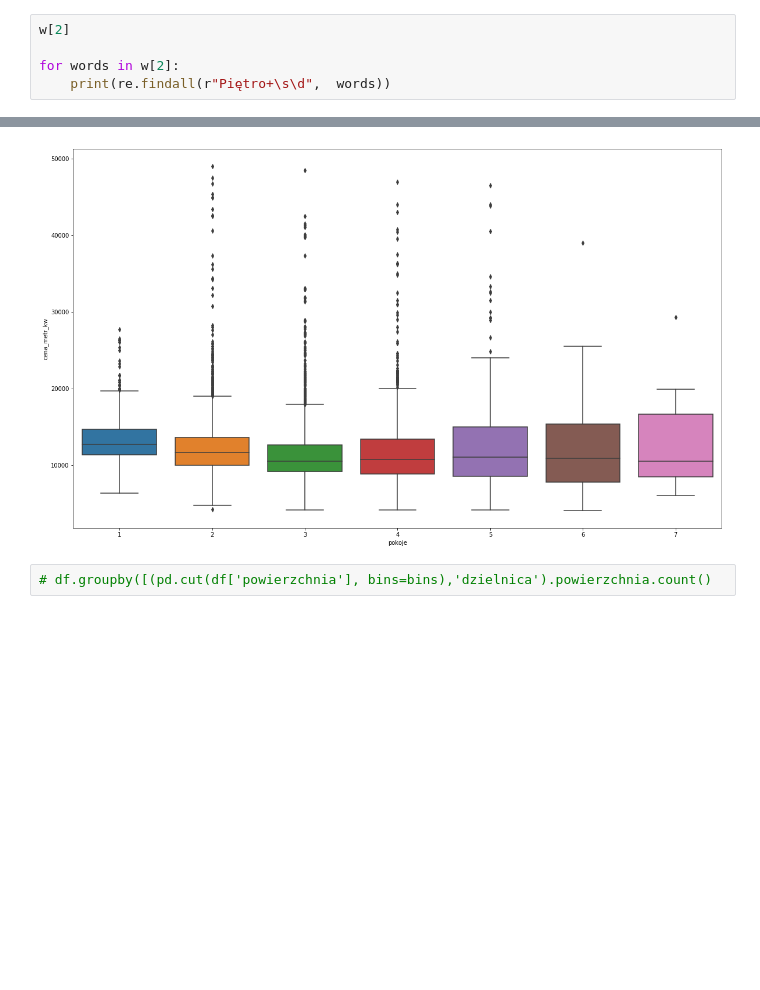
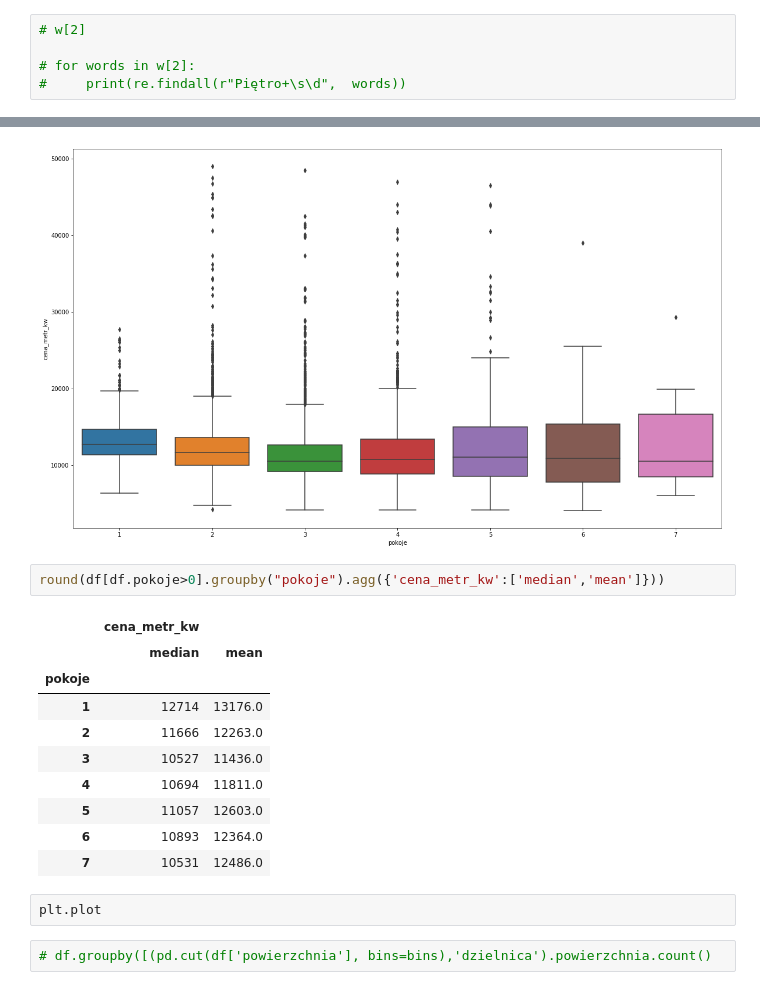
Before and after one commit to michalgosk/Nieruchomosci, a Jupyter notebook: webscraping-MAIN.ipynb, the cells around one changed output, grey strips where cells are left out. Saved outputs shown, nothing was run; the diff lists cells and outputs as text; blank space fills up the shorter version.

```diff
--- a/webscraping-MAIN.ipynb
+++ b/webscraping-MAIN.ipynb
@@ -282,5 +267,5 @@ Length: 8734, dtype: object
 # %%
-w[2]
+# w[2]
 
-for words in w[2]:
-    print(re.findall(r"Piętro+\s\d",  words))
+# for words in w[2]:
+#     print(re.findall(r"Piętro+\s\d",  words))
@@ -1518,6 +1473,21 @@ sns.boxplot(x="pokoje", y="cena_metr_kw", data=df[df.pokoje>0])
 <Figure size 1440x864 with 0 Axes>
 <matplotlib.axes._subplots.AxesSubplot at 0x...>
 [figure]
+# %%
+round(df[df.pokoje>0].groupby("pokoje").agg({'cena_metr_kw':['median','mean']}))
+# %% [output]
+|  | cena_metr_kw |  |
+|  | median | mean |
+| pokoje |  |  |
+| 1 | 12714 | 13176.0 |
+| 2 | 11666 | 12263.0 |
+| 3 | 10527 | 11436.0 |
+| 4 | 10694 | 11811.0 |
+| 5 | 11057 | 12603.0 |
+| 6 | 10893 | 12364.0 |
+| 7 | 10531 | 12486.0 |
+# %%
+plt.plot
 # %%
 # df.groupby([(pd.cut(df['powierzchnia'], bins=bins),'dzielnica').powierzchnia.count()
 # %%
```
Also changed, not shown: parts of 3 cells of this notebook.
